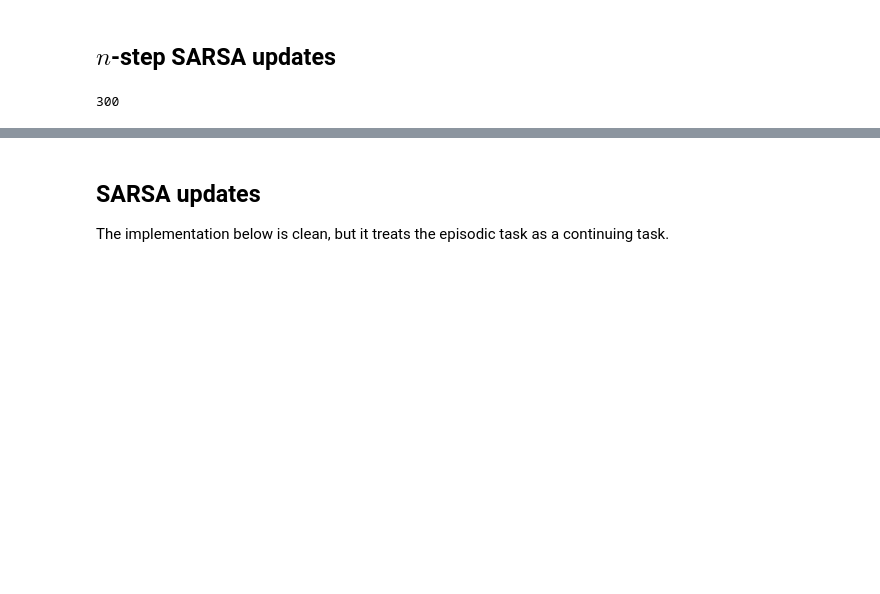
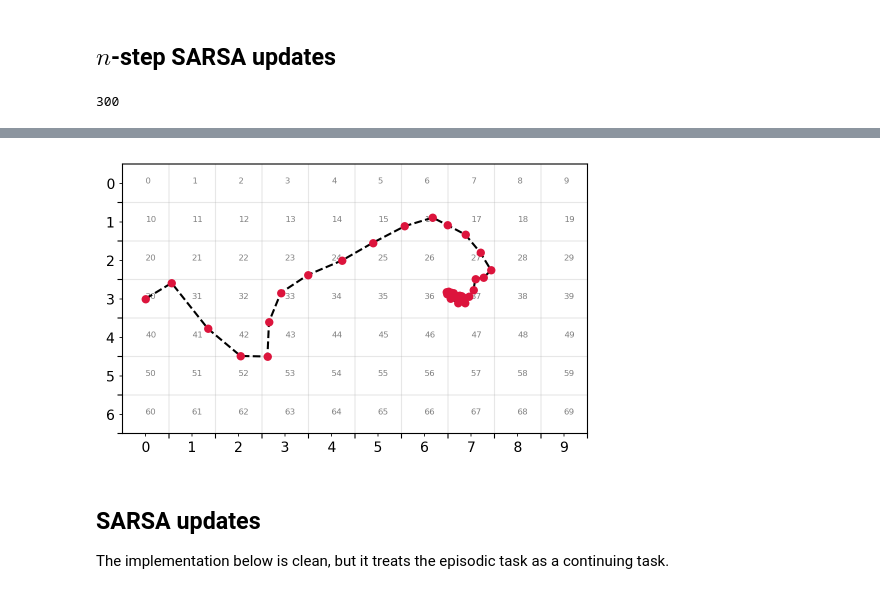
Before and after one commit to gerdm/reinforcement-learning, a Jupyter notebook: notebooks/ch07/windy-gridworld.ipynb, the cells around one changed output, grey strips where cells are left out. Cells and saved outputs as stored; diff of their text form; code cells hidden in the pictures; blank space fills up the shorter version.

```diff
--- a/notebooks/ch07/windy-gridworld.ipynb
+++ b/notebooks/ch07/windy-gridworld.ipynb
@@ -204,8 +192,0 @@ sns.heatmap(
-# %%
-markers = {
-    "down": "v",
-    "up": "^",
-    "right": ">",
-    "left": "<",
-    "nothing": "o"
-}
@@ -254,3 +232,38 @@ plt.grid(alpha=0.3)
+# %%
+max_length = 50
+
+paths = []
+for run in range(len(ix_goal)-1):
+    iinit = ix_goal[run]
+    iend = ix_goal[run + 1]
+
+    subhist_action = action_hist[iinit:iend]
+    subhist_action = [name_movements[a] for a in subhist_action]
+    subhist_action = [markers[action] for action in subhist_action]
+
+    subhist_pos = pos_hist[iinit:iend]
+
+    hist_length = len(subhist_pos)
+    pad = np.maximum(0, max_length - hist_length)
+
+    path = np.r_[subhist_pos, np.repeat(subhist_pos[[-1]], pad, axis=0)][:max_length]
+    paths.append(path)
+
+paths = np.stack(paths, axis=0)
+# %%
+mean_hist = paths[1:].mean(axis=0)
+
+fig, ax = plt.subplots(figsize=(n_cols * 0.6, n_rows * 0.5))
+
+plt.plot(*mean_hist.T, c="black", linestyle="--")
+
+for row in mean_hist:
+    x,y = row
+    plt.scatter(x, y, marker="o", zorder=3, s=25, c="crimson")
+
+plot_grid(ax, G)
+# %% [output]
+[figure, added]
 # %% [markdown]
 ## SARSA updates
 
```
Also changed, not shown: parts of 11 cells of this notebook.
